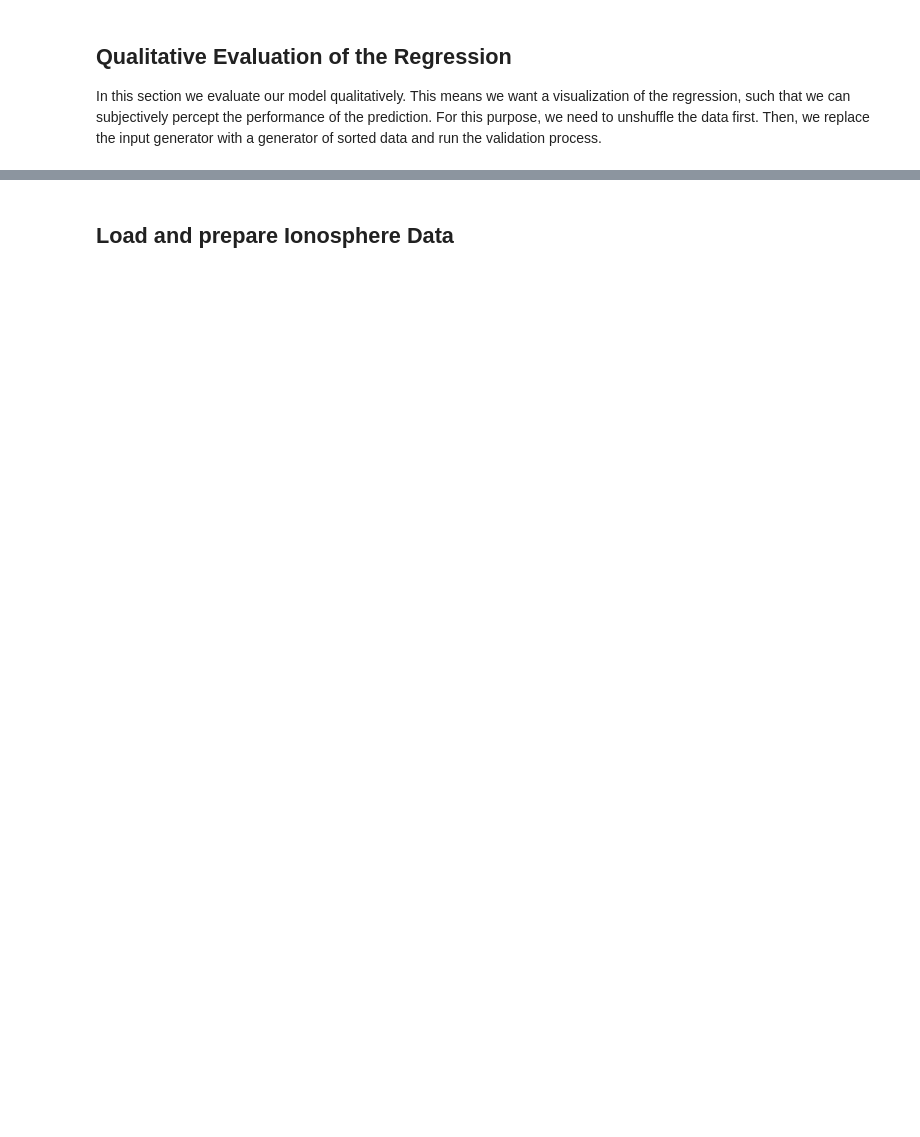
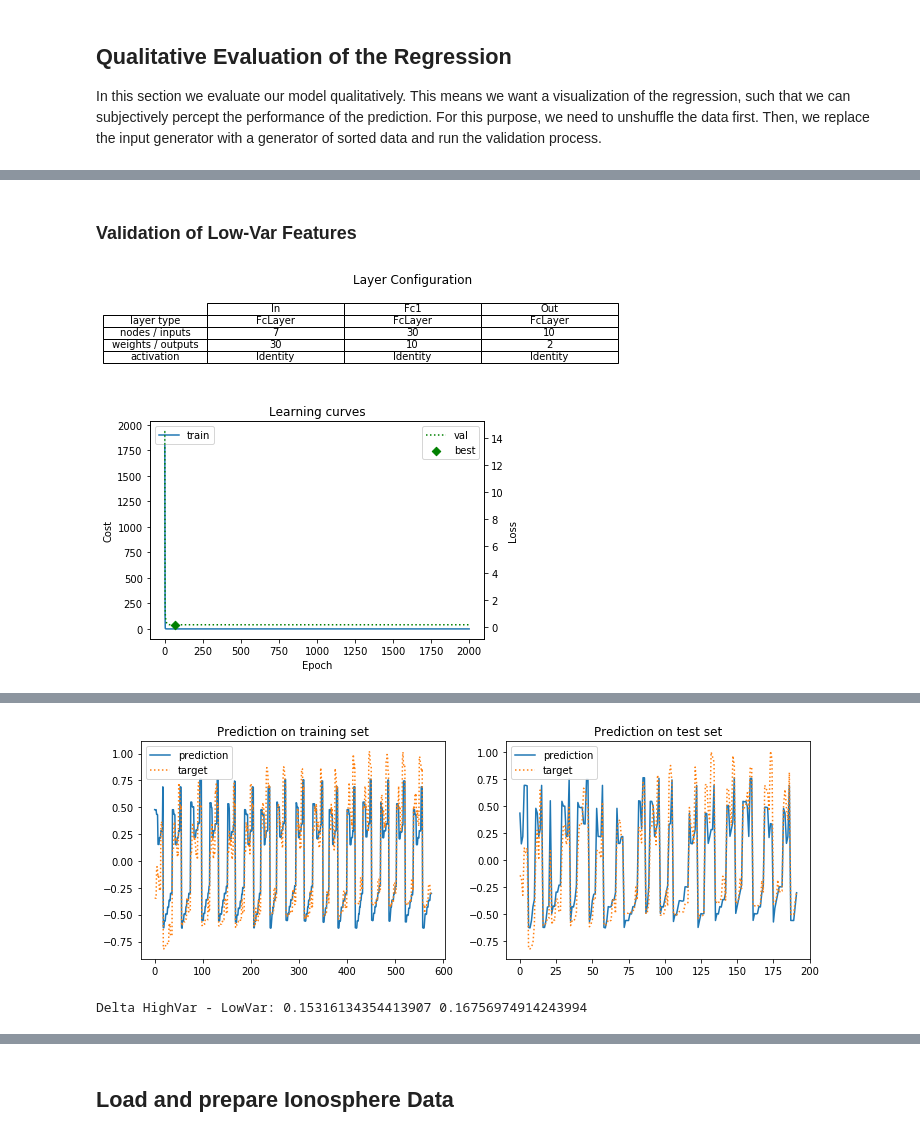
Before and after one commit to bugerry87/fcnn_scratch, a Jupyter notebook: NeuralNetwork.ipynb, the cells around one changed output, grey strips where cells are left out. Drawn from its saved outputs; the diff is of its cells as text; code cells hidden in the pictures; blank space fills up the shorter version.

```diff
--- a/NeuralNetwork.ipynb
+++ b/NeuralNetwork.ipynb
@@ -1099,0 +1148,11 @@ Best Epoch: 34 with a Loss of: 8.772677282913147
+# %% [markdown]
+### Validation of Low-Var Features
+# %%
+nn_sub = init_EE_subset_net(idx[-7:])
+plot_net_conf(nn_sub)
+_, low_var_loss = train_n_plot(nn_sub, lr, lr_dec)
+assign(nn_sub.model, nn_sub) #regenerate the best model
+plot_prediction(nn_sub, idx[-7:])
+# %% [output]
+[figure, added]
+[figure, added]
@@ -1099,0 +1160,2 @@ Best Epoch: 34 with a Loss of: 8.772677282913147
+[figure, added]
+Delta HighVar - LowVar: 0.15316134354413907 0.16756974914243994
```
Also changed, not shown: parts of 29 cells of this notebook.
